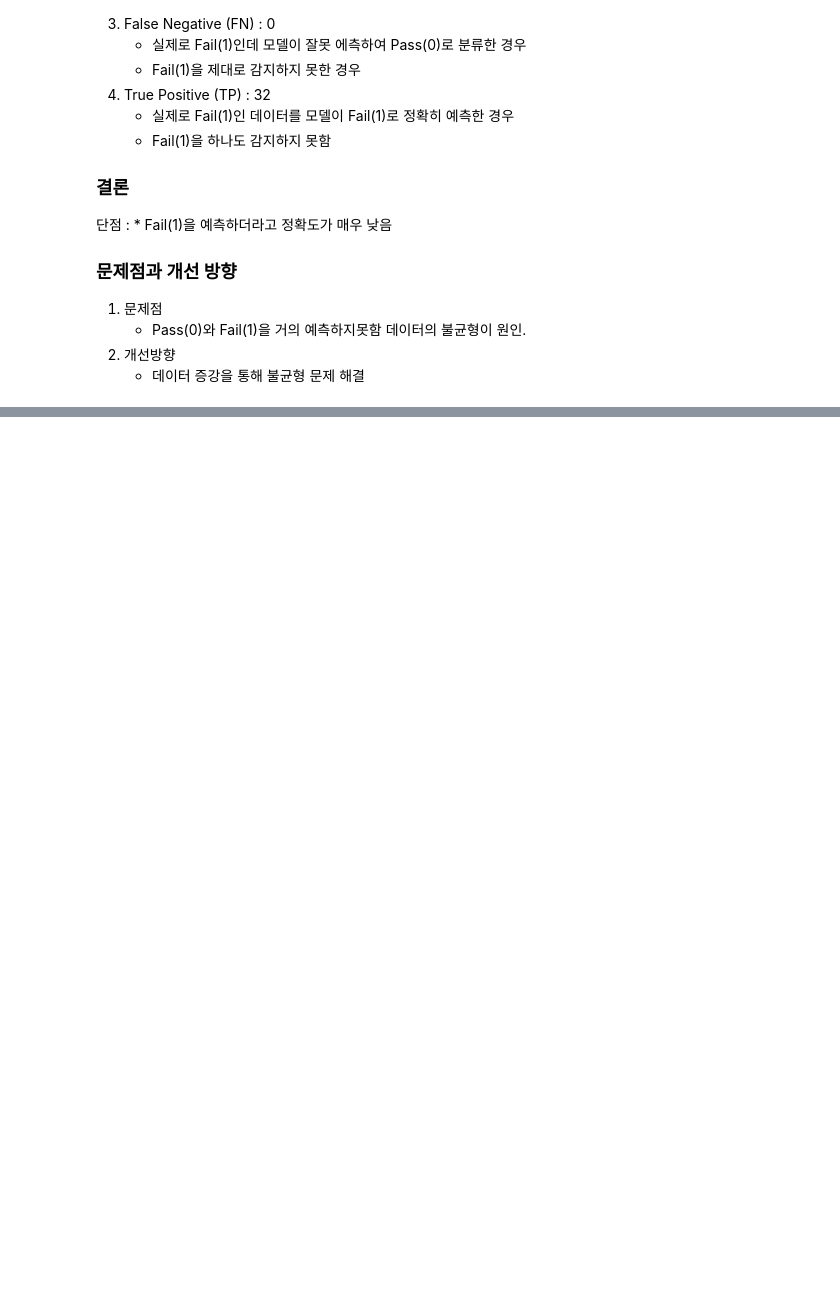
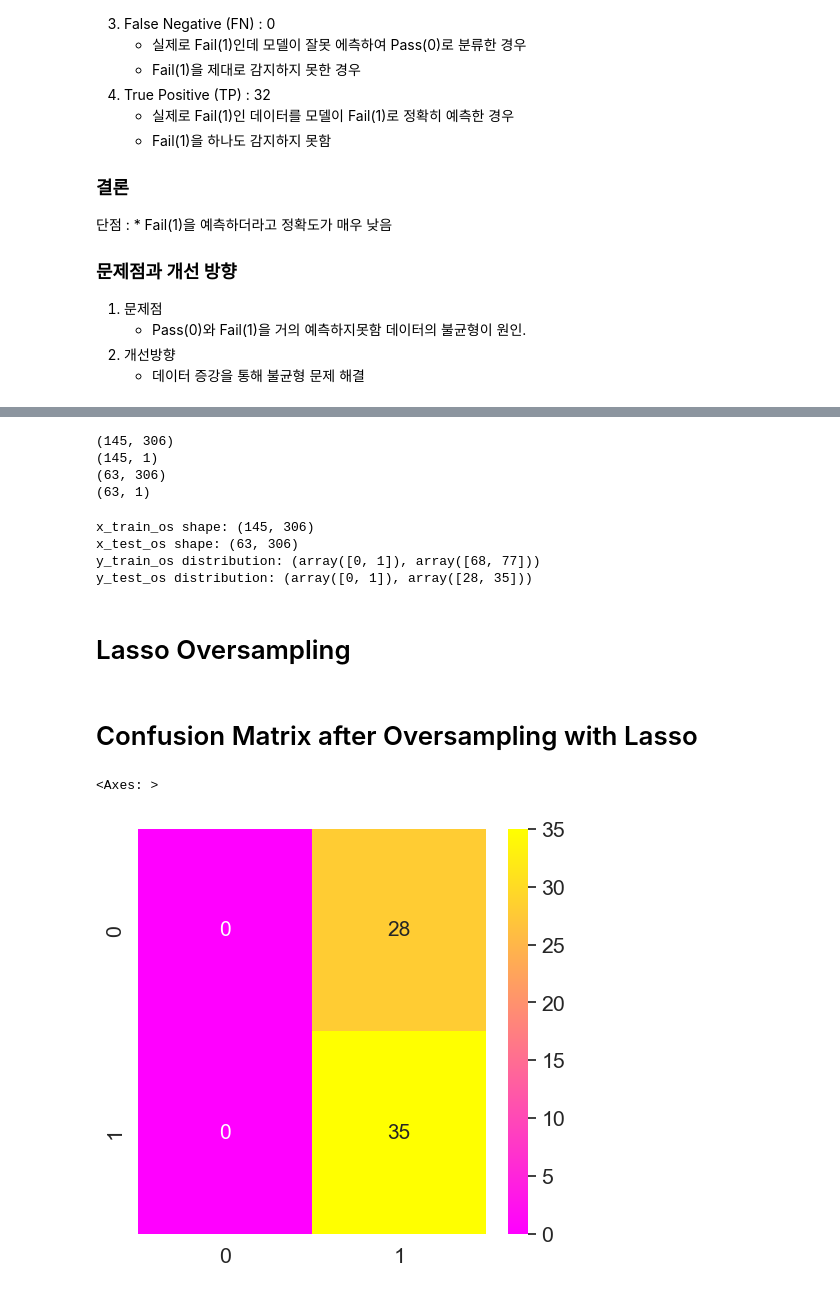
Before and after one commit to kimyoungho010311/-, a Jupyter notebook: Semiconductor_manufacturing_project.ipynb, the cells around one changed output, grey strips where cells are left out. Cells and saved outputs as stored; diff of their text form; code cells hidden in the pictures; blank space fills up the shorter version.

```diff
--- a/Semiconductor_manufacturing_project.ipynb
+++ b/Semiconductor_manufacturing_project.ipynb
@@ -570,0 +778,52 @@ sns.heatmap(cm, annot=True)
+# %%
+x_train_os, x_test_os, y_train_os, y_test_os = train_test_split(x, y, test_size = 0.3, random_state = 1)
+
+print(x_train_os.shape)
+print(y_train_os.shape)
+print(x_test_os.shape)
+print(y_test_os.shape)
+# %% [output]
+(145, 306)
+(145, 1)
+(63, 306)
+(63, 1)
+# %%
+# 표준화
+
+sc = StandardScaler()
+
+x_train_os = sc.fit_transform(x_train_os)
+x_test_os = sc.fit_transform(x_test_os)
+
+y_train_os = y_train_os.replace(-1, 0)
+y_test_os = y_test_os.replace(-1, 0)
+
+print("x_train_os shape:", x_train_os.shape)
+print("x_test_os shape:", x_test_os.shape)
+print("y_train_os distribution:", np.unique(y_train_os, return_counts=True))
+print("y_test_os distribution:", np.unique(y_test_os, return_counts=True))
+# %% [output]
+x_train_os shape: (145, 306)
+x_test_os shape: (63, 306)
+y_train_os distribution: (array([0, 1]), array([68, 77]))
+y_test_os distribution: (array([0, 1]), array([28, 35]))
+# %% [markdown]
+# Lasso Oversampling
+# %%
+lasso = Lasso(alpha=0.1, random_state=1)
+lasso.fit(x_train_os, y_train_os)
+
+
+y_pred = lasso.predict(x_test_os)
+
+y_pred2 = np.sign(y_pred)
+# %% [markdown]
+# Confusion Matrix after Oversampling with Lasso
+# %%
+cm = confusion_matrix(y_test_os, y_pred2)
+plt.rcParams['figure.figsize'] = (5, 5)
+sns.set(style= 'dark', font_scale = 1.4)
+sns.heatmap(cm, annot = True, annot_kws = {'size':15}, cmap = 'spring')
+# %% [output]
+<Axes: >
+[figure, added]
```
Also changed, not shown: parts of 74 cells of this notebook.
